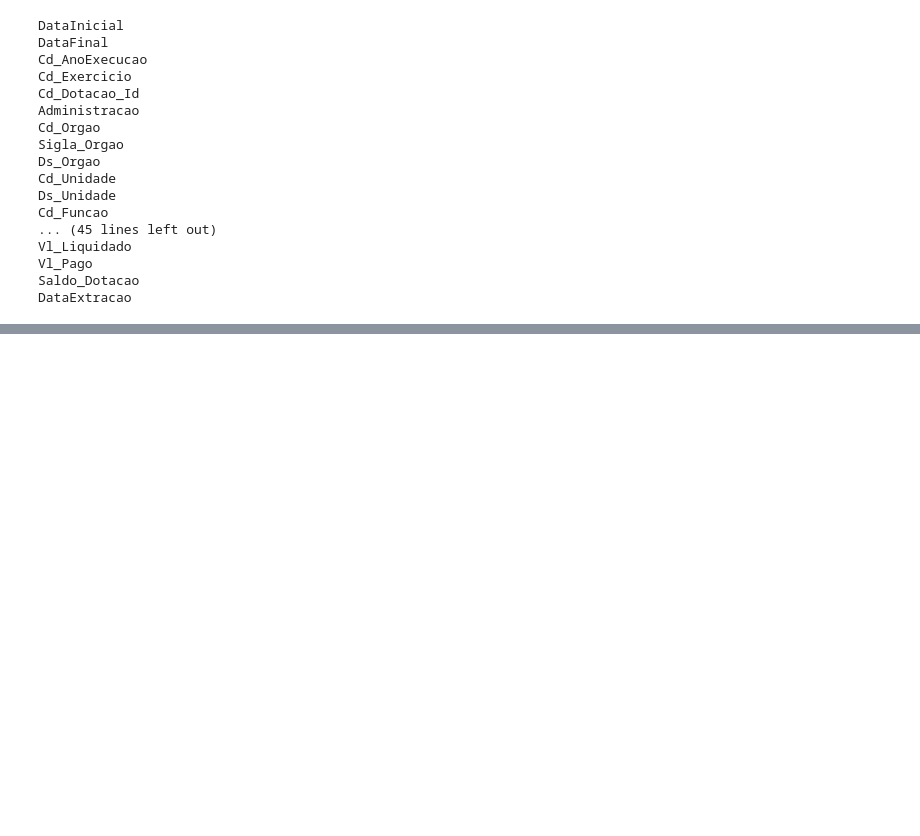
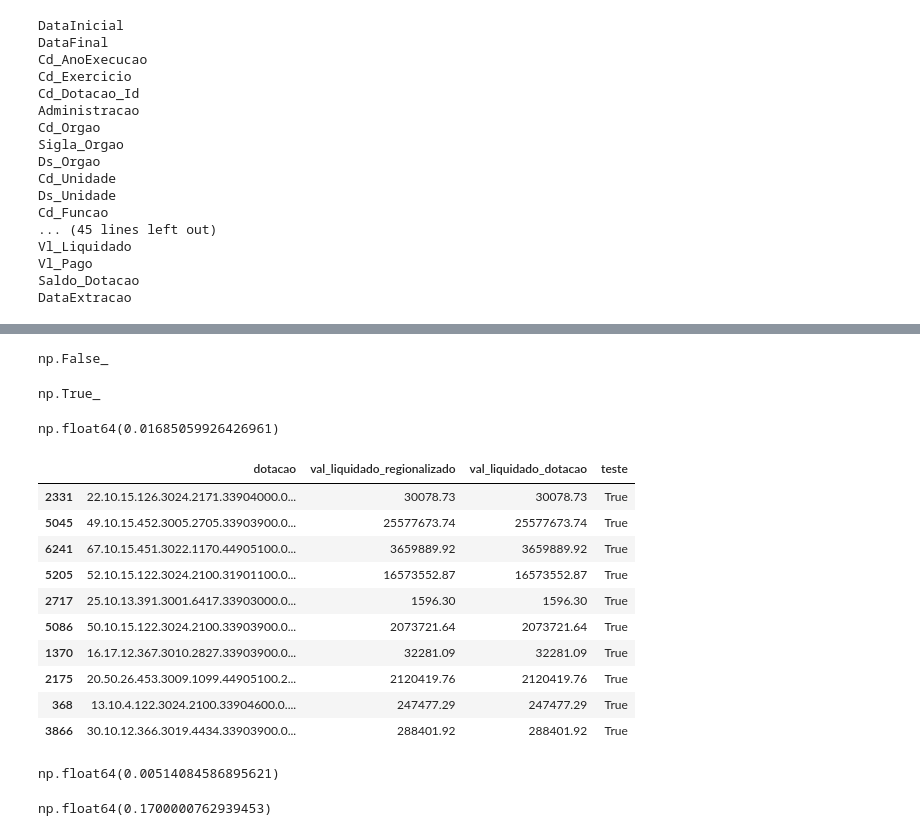
Before and after one commit to h-pgy/artigo_regionalizacao_emendas, a Jupyter notebook: 01_extract_and_clean_data.ipynb, the cells around one changed output, grey strips where cells are left out. Drawn from its saved outputs; the diff is of its cells as text; code cells hidden in the pictures; blank space fills up the shorter version.

Commit message:
merge feito

```diff
--- a/01_extract_and_clean_data.ipynb
+++ b/01_extract_and_clean_data.ipynb
@@ -262,0 +624,34 @@ df_execucao.head()
+# %%
+liquidado_regionalizado = df_merge.groupby('dotacao')[['val_liquidado_regionalizado']].sum().reset_index()
+# %%
+liquidado_geral = df_merge.groupby('dotacao')[['val_liquidado_dotacao']].first().reset_index()
+# %%
+teste_liquidado = pd.merge(liquidado_regionalizado, liquidado_geral, on='dotacao', how='outer')
+# %%
+teste_liquidado['dotacao'].duplicated().any()
+# %% [output]
+np.False_
+# %%
+teste_liquidado['teste'] = teste_liquidado['val_liquidado_regionalizado']>teste_liquidado['val_liquidado_dotacao']
+# %%
+teste_liquidado['teste'].any()
+# %% [output]
+np.True_
+# %%
+teste_liquidado['teste'].mean()
+# %% [output]
+np.float64(0.01685059926426961)
+# %%
+teste_liquidado[teste_liquidado['teste']].sample(10)
+# %% [output]
+|  | dotacao | val_liquidado_regionalizado | val_liquidado_dotacao | teste |
+| 2331 | 22.10.15.126.3024.2171.33904000.0... | 30078.73 | 30078.73 | True |
+| 5045 | 49.10.15.452.3005.2705.33903900.0... | 25577673.74 | 25577673.74 | True |
+| 6241 | 67.10.15.451.3022.1170.44905100.0... | 3659889.92 | 3659889.92 | True |
+| 5205 | 52.10.15.122.3024.2100.31901100.0... | 16573552.87 | 16573552.87 | True |
+| 2717 | 25.10.13.391.3001.6417.33903000.0... | 1596.30 | 1596.30 | True |
+| 5086 | 50.10.15.122.3024.2100.33903900.0... | 2073721.64 | 2073721.64 | True |
+| 1370 | 16.17.12.367.3010.2827.33903900.0... | 32281.09 | 32281.09 | True |
+| 2175 | 20.50.26.453.3009.1099.44905100.2... | 2120419.76 | 2120419.76 | True |
+| 368 | 13.10.4.122.3024.2100.33904600.0.... | 247477.29 | 247477.29 | True |
+| 3866 | 30.10.12.366.3019.4434.33903900.0... | 288401.92 | 288401.92 | True |
@@ -262,0 +660,8 @@ df_execucao.head()
+# %%
+teste_liquidado[teste_liquidado['teste2']>0]['teste2'].mean()
+# %% [output]
+np.float64(0.00514084586895621)
+# %%
+teste_liquidado[teste_liquidado['teste2']>0]['teste2'].max()
+# %% [output]
+np.float64(0.1700000762939453)
```
Also changed, not shown: parts of 78 cells of this notebook, 2 other files.
